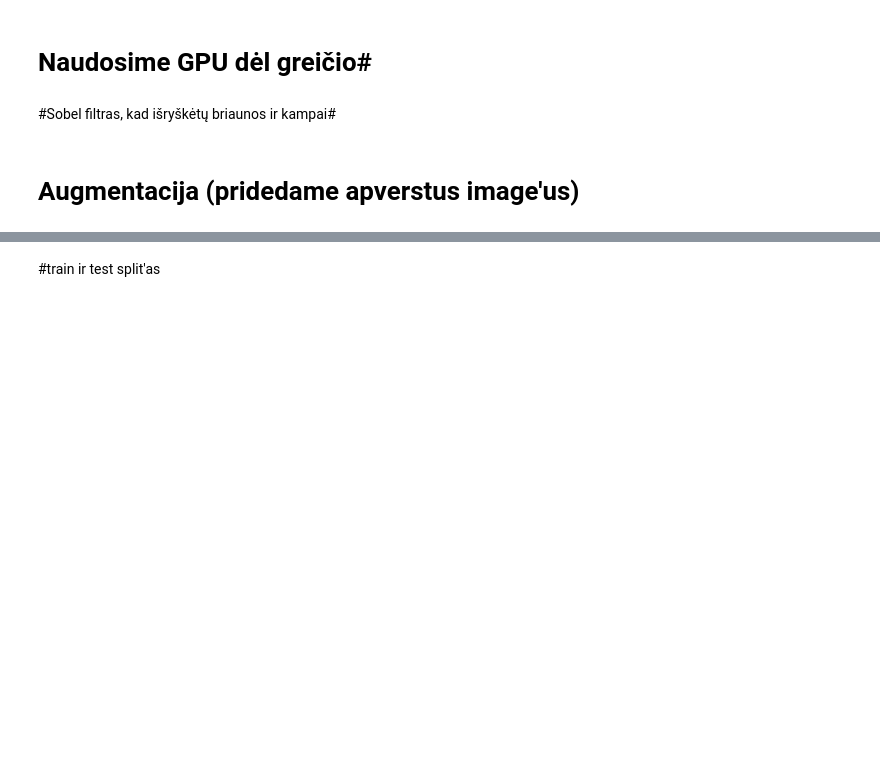
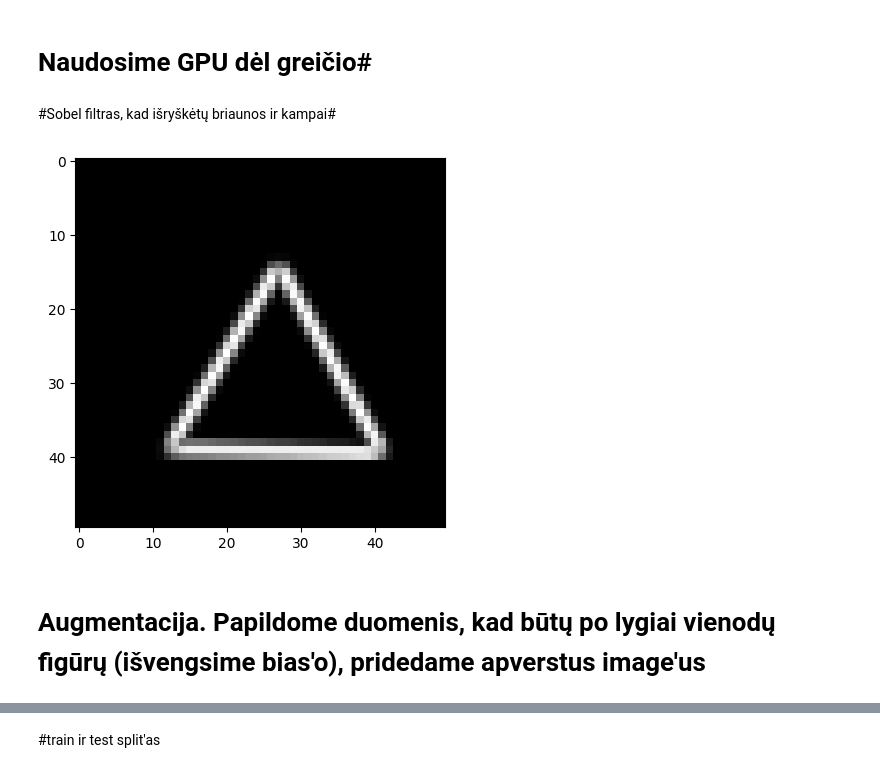
Before and after one commit to AurimasSl/flatland, a Jupyter notebook: cnn_kodas.ipynb, the cells around one changed output, grey strips where cells are left out. Cells and saved outputs as stored; diff of their text form; code cells hidden in the pictures; blank space fills up the shorter version.

```diff
--- a/cnn_kodas.ipynb
+++ b/cnn_kodas.ipynb
@@ -52,5 +51,13 @@ def apply_sobel(X):
 X = apply_sobel(X)
 #Pritaikome filtrą ir eval duomenims
 X_eval = apply_sobel(X_eval)
+# %%
+image = X[10]
+image_np = image.cpu().numpy()
+
+plt.imshow(image_np, cmap='gray')
+plt.show()
+# %% [output]
+[figure, added]
 # %% [markdown]
-# Augmentacija (pridedame apverstus image'us)
+# Augmentacija. Papildome duomenis, kad būtų po lygiai vienodų figūrų (išvengsime bias'o), pridedame apverstus image'us #
```
Also changed, not shown: parts of 12 cells of this notebook, 1 other file.
